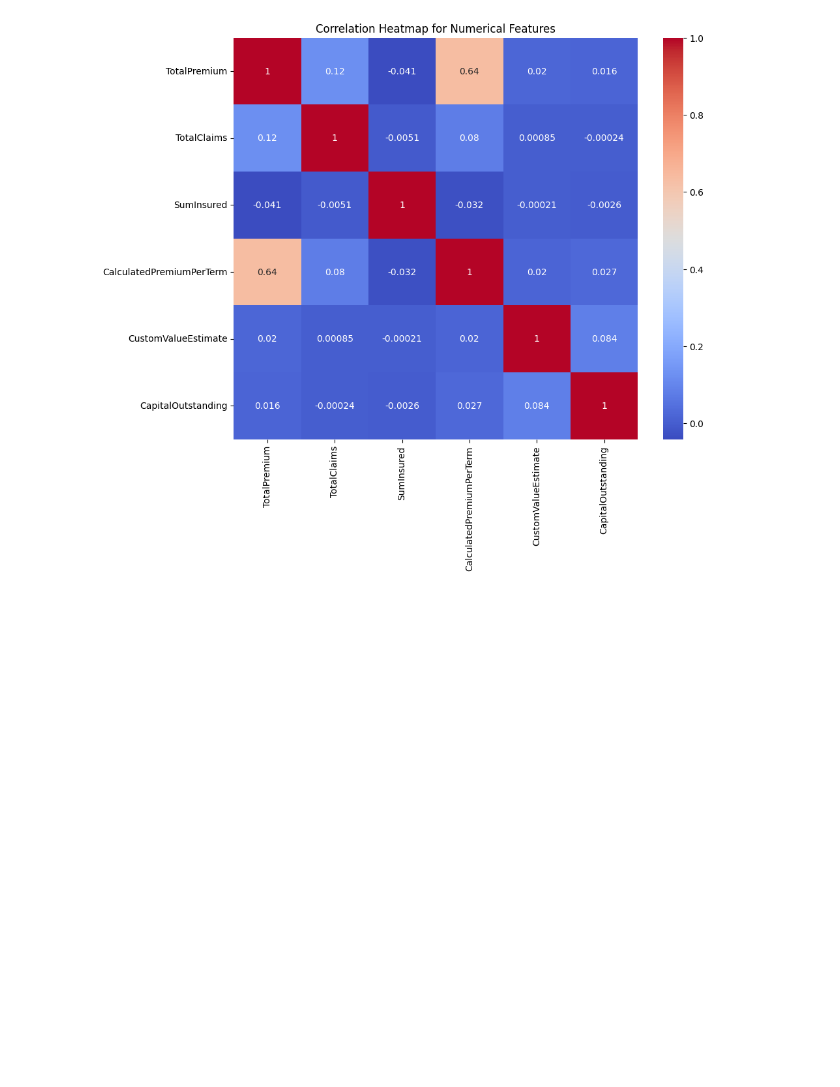
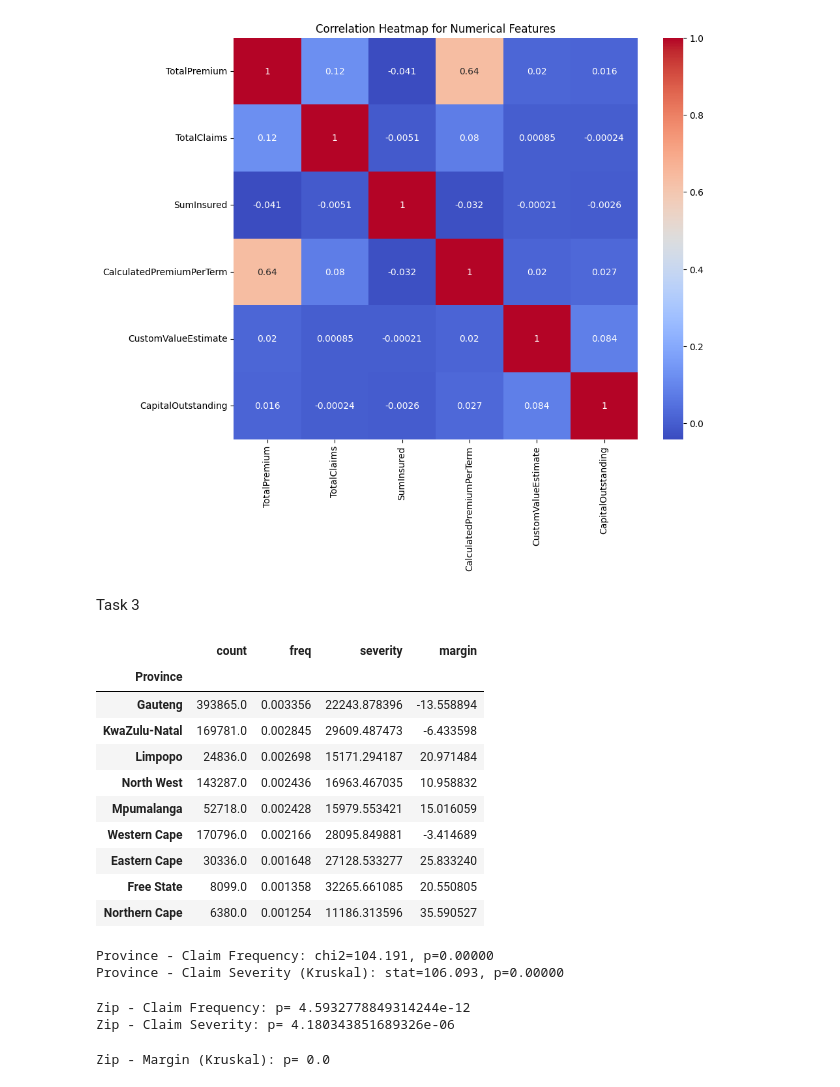
Before and after one commit to sophoniast123/End-to-End-Insurance-Risk-Analytic, a Jupyter notebook: notebook/eda.ipynb, the cells around one changed output. Saved outputs shown, nothing was run; the diff lists cells and outputs as text; code cells hidden in the pictures; blank space fills up the shorter version.

```diff
--- a/notebook/eda.ipynb
+++ b/notebook/eda.ipynb
@@ -176,3 +176,82 @@ Passing `palette` without assigning `hue` is deprecated and will be removed in v
   sns.violinplot(data=df, x='CoverType', y='TotalPremium', palette='Set2')
 [figure]
 [figure]
+# %%
+num_cols = ["TotalPremium","TotalClaims","SumInsured","CalculatedPremiumPerTerm","CapitalOutstanding","CustomValueEstimate"]
+for c in num_cols:
+    if c in df.columns:
+        df[c] = (df[c].fillna("0")
+                   .astype(str)
+                   .str.replace(",", ".")
+                   .str.replace(r"[^\d\.\-]", "", regex=True)
+                   .replace("", "0"))
+        df[c] = pd.to_numeric(df[c], errors="coerce").fillna(0.0)
+# %% [markdown]
+Task 3
+# %%
+# Create indicators
+df["has_claim"] = (df["TotalClaims"] > 0).astype(int)
+df["margin"] = df["TotalPremium"] - df["TotalClaims"]
+
+# Claim Frequency (per group): proportion with >=1 claim
+# Claim Severity: mean TotalClaims conditional on has_claim==1
+def group_kpis(group):
+    n = len(group)
+    freq = group["has_claim"].mean()
+    severity = group.loc[group["has_claim"]==1, "TotalClaims"].mean()
+    margin = group["margin"].mean()
+    return pd.Series({"count":n, "freq":freq, "severity":severity, "margin":margin})
+
+# Example: KPIs by Province
+kpis_by_prov = df.groupby("Province").apply(group_kpis).sort_values("freq", ascending=False)
+kpis_by_prov
+# %% [output]
+|  | count | freq | severity | margin |
+| Province |  |  |  |  |
+| Gauteng | 393865.0 | 0.003356 | 22243.878396 | -13.558894 |
+| KwaZulu-Natal | 169781.0 | 0.002845 | 29609.487473 | -6.433598 |
+| Limpopo | 24836.0 | 0.002698 | 15171.294187 | 20.971484 |
+| North West | 143287.0 | 0.002436 | 16963.467035 | 10.958832 |
+| Mpumalanga | 52718.0 | 0.002428 | 15979.553421 | 15.016059 |
+| Western Cape | 170796.0 | 0.002166 | 28095.849881 | -3.414689 |
+| Eastern Cape | 30336.0 | 0.001648 | 27128.533277 | 25.833240 |
+| Free State | 8099.0 | 0.001358 | 32265.661085 | 20.550805 |
+| Northern Cape | 6380.0 | 0.001254 | 11186.313596 | 35.590527 |
+# %%
+from scipy.stats import chi2_contingency, f_oneway, kruskal
+
+# Frequency: contingency table
+ct = pd.crosstab(df["Province"], df["has_claim"])
+chi2, p_freq, _, _ = chi2_contingency(ct)
+print("Province - Claim Frequency: chi2=%.3f, p=%.5f" % (chi2, p_freq))
+
+# Severity: only policies with claims
+sev = df[df["has_claim"]==1]
+groups = [g["TotalClaims"].values for _, g in sev.groupby("Province") if len(g)>5]
+# use Kruskal-Wallis if non-normal or unequal variance
+kw_stat, p_sev = kruskal(*groups)
+print("Province - Claim Severity (Kruskal): stat=%.3f, p=%.5f" % (kw_stat, p_sev))
+# %% [output]
+Province - Claim Frequency: chi2=104.191, p=0.00000
+Province - Claim Severity (Kruskal): stat=106.093, p=0.00000
+# %%
+top_zips = df["PostalCode"].value_counts().nlargest(10).index
+df_z = df[df["PostalCode"].isin(top_zips)]
+
+ct_zip = pd.crosstab(df_z["PostalCode"], df_z["has_claim"])
+chi2_zip, p_zip_freq, _, _ = chi2_contingency(ct_zip)
+print("Zip - Claim Frequency: p=", p_zip_freq)
+
+sev_z = df_z[df_z["has_claim"]==1]
+groups_z = [g["TotalClaims"].values for _, g in sev_z.groupby("PostalCode") if len(g)>5]
+kw_z_stat, p_zip_sev = kruskal(*groups_z)
+print("Zip - Claim Severity: p=", p_zip_sev)
+# %% [output]
+Zip - Claim Frequency: p= 4.5932778849314244e-12
+Zip - Claim Severity: p= 4.180343851689326e-06
+# %%
+groups_margin = [g["margin"].values for _, g in df_z.groupby("PostalCode") if len(g)>5]
+kw_m_stat, p_margin_zip = kruskal(*groups_margin)
+print("Zip - Margin (Kruskal): p=", p_margin_zip)
+# %% [output]
+Zip - Margin (Kruskal): p= 0.0
```
Also changed, not shown: parts of 2 cells of this notebook, 1 other file.
